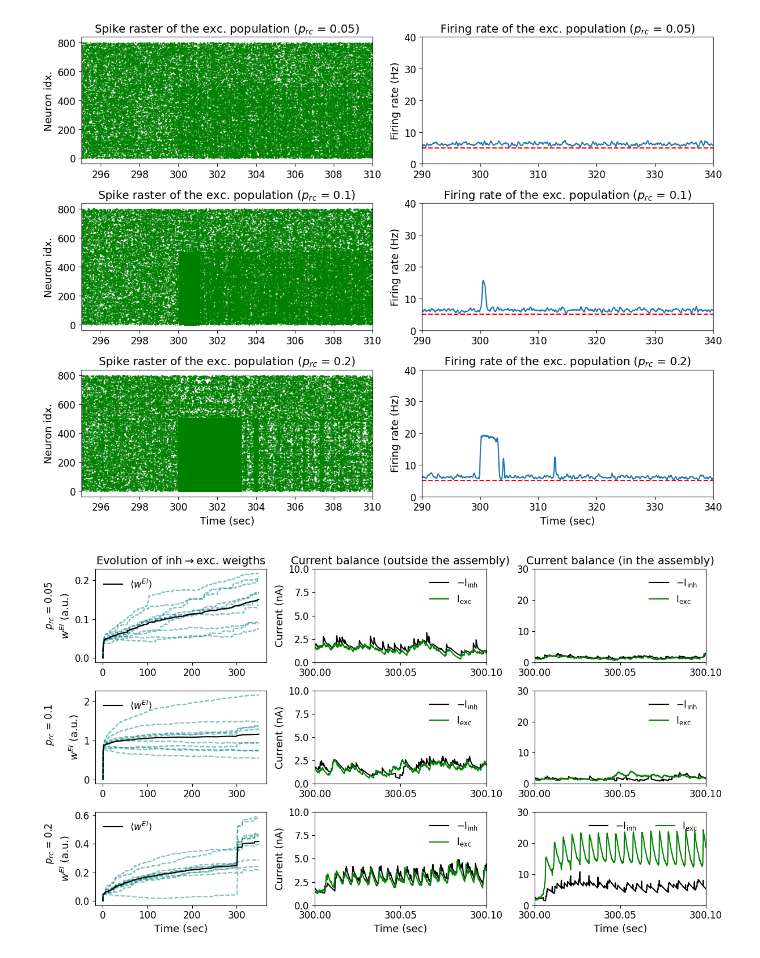
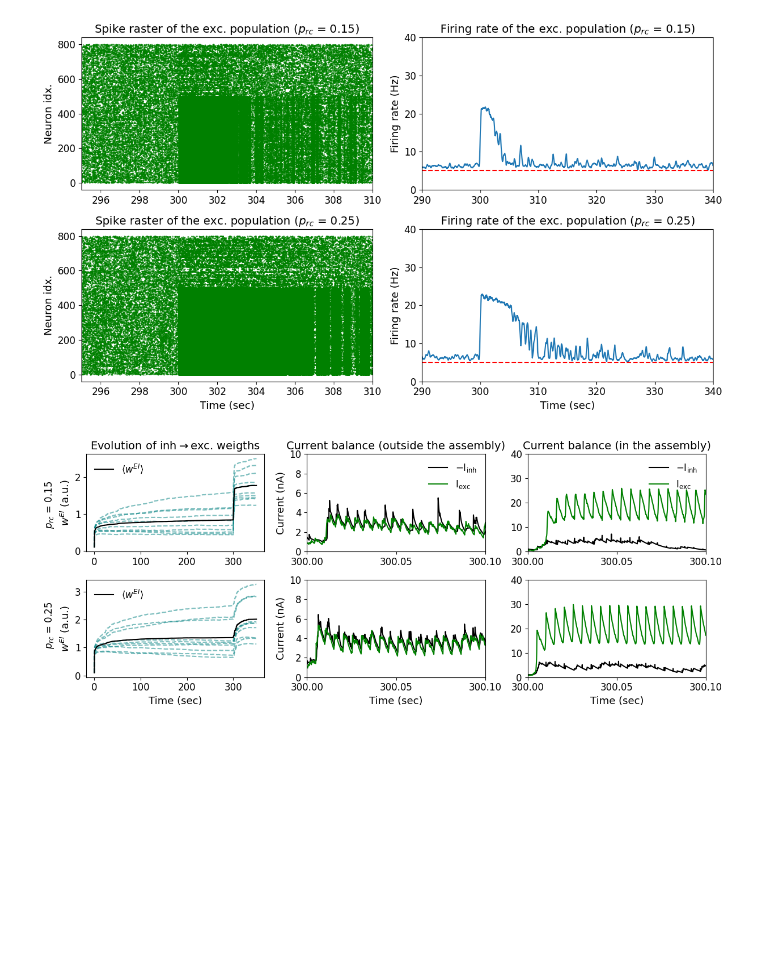
Before and after one commit to m-buschmann/balancing_networks, a Jupyter notebook: analysis_c.ipynb, the cells around one changed output. Drawn from its saved outputs; the diff is of its cells as text; code cells hidden in the pictures; blank space fills up the shorter version.

```diff
--- a/analysis_c.ipynb
+++ b/analysis_c.ipynb
@@ -10,7 +10,7 @@ from matplotlib.gridspec import GridSpec
 import plot_config
 # %%
 simtime3 = 300*10**3 * ms + 50*10**3 * ms
-p_rcs = [0.05, 0.1, 0.2]
+p_rcs = [0.1, 0.15, 0.25]
 # %%
 spikemons_t = []
 spikemons_i = []
@@ -54,42 +54,42 @@ for i, p_rc in enumerate(p_rcs):
     current_ass_I.append(data['assembly_inh'])
     current_ass_t.append(data['assembly_t'])
 # %%
-fig = plt.figure(figsize=(12, 9))
-gs = GridSpec(3, 2, figure=fig, width_ratios=[1, 1])
+fig = plt.figure(figsize=(12, 7))
+gs = GridSpec(2, 2, figure=fig, width_ratios=[1, 1])
 
-for i, j in enumerate([0, 1, 2]):
+for i, j in enumerate(np.arange(1, len(p_rcs), 1)):
     ax1 = fig.add_subplot(gs[i, 0])
     ax1.plot(spikemons_t[j], spikemons_i[j], '.g', ms=1)
     ax1.set_xlim([295, 310])
     ax1.set_ylabel('Neuron idx.')
     ax1.set_title(f'Spike raster of the exc. population ($p_{{rc}}$ = {p_rcs[j]})')
 
     ax2 = fig.add_subplot(gs[i, 1])
     ax2.plot(ratemons_t[j], ratemons_rate[j], '', ms=1)
     ax2.set_xlim([0, simtime3/second])
     ax2.axhline(5, linestyle='--', color='red')
+    ax2.set_ylim([0, 40])
     ax2.set_xlim([290, 340])
-    ax2.set_ylim([0, 40])
     ax2.set_ylabel('Firing rate (Hz)')
     ax2.set_title(f'Firing rate of the exc. population ($p_{{rc}}$ = {p_rcs[j]})')
 
-    if i == 2:
+    if i == 1:
         ax2.set_xlabel('Time (sec)')
         ax1.set_xlabel('Time (sec)')
 
 plt.tight_layout()
-# plt.savefig('./Plots/fig_4.png', format='png', dpi=300, bbox_inches="tight")
-# plt.savefig('./Plots/fig_4.pdf', format='pdf', dpi=300, bbox_inches="tight")
+plt.savefig('./Plots/fig_4.png', format='png', dpi=300, bbox_inches="tight")
+plt.savefig('./Plots/fig_4.pdf', format='pdf', dpi=300, bbox_inches="tight")
 plt.show()
 # %% [output]
-[figure, old version]
+[figure, new version]
 # %%
-fig = plt.figure(figsize=(12, 7))
-gs = GridSpec(3, 3, figure=fig, width_ratios=[1, 1, 1])
+fig = plt.figure(figsize=(12, 5))
+gs = GridSpec(2, 3, figure=fig, width_ratios=[1, 1, 1])
 
-for i, j in enumerate([0, 1, 2]):
+for i, j in enumerate(np.arange(1, len(p_rcs), 1)):
 
-    fig.text(-0.01, 0.85 - i*0.3, f'$p_{{rc}}$ = {p_rcs[j]}', fontsize=12, va='center', ha='left', rotation=90)
+    fig.text(-0.01, 0.74 - i*0.425, f'$p_{{rc}}$ = {p_rcs[j]}', fontsize=12, va='center', ha='left', rotation=90)
 
     ax1 = fig.add_subplot(gs[i, 0])
     ax1.plot(synmons_t[j], synmons_w[j], alpha=0.5, color='teal', ls='--')
@@ -103,32 +103,31 @@ for i, j in enumerate([0, 1, 2]):
     ax2.set_ylim([0, 10])
     ax2.set_xlim([300, 300.1])
     ax2.set_xticks([300, 300.05, 300.1])
-    ax2.legend(frameon=False, loc='upper right')
     ax2.set_ylabel('Current (nA)')
 
     ax3 = fig.add_subplot(gs[i, 2])
     ax3.plot(current_ass_t[j], -current_ass_I[j][0], color='black', label="$-\\text{I}_{\\text{inh}}$")
     ax3.plot(current_ass_t[j], current_ass_E[j][0], color='green', label="$\\text{I}_{\\text{exc}}$")
-    ax3.set_ylim([0, 30])
+    ax3.set_ylim([0, 40])
     ax3.set_xlim([300, 300.1])
     ax3.set_xticks([300, 300.05, 300.1])
-    ax3.legend(frameon=False, loc='upper right')
 
 
     if i == 0:
         ax1.set_title('Evolution of inh$\\rightarrow$exc. weigths')
         ax2.set_title('Current balance (outside the assembly)')
         ax3.set_title('Current balance (in the assembly)')
+        ax2.legend(frameon=False, loc='upper right')
+        ax3.legend(frameon=False, loc='upper right')
 
-    if i == 2:
+    if i == 1:
         ax1.set_xlabel('Time (sec)')
         ax2.set_xlabel('Time (sec)')
         ax3.set_xlabel('Time (sec)')
-        ax3.legend(frameon=False, loc='upper right', ncols=2)
 
 plt.tight_layout()
 plt.savefig('./Plots/fig_5.png', format='png', dpi=300, bbox_inches="tight")
 plt.savefig('./Plots/fig_5.pdf', format='pdf', dpi=300, bbox_inches="tight")
 plt.show()
 # %% [output]
-[figure, old version]
+[figure, new version]
```
Also changed, not shown: 3 other files.
